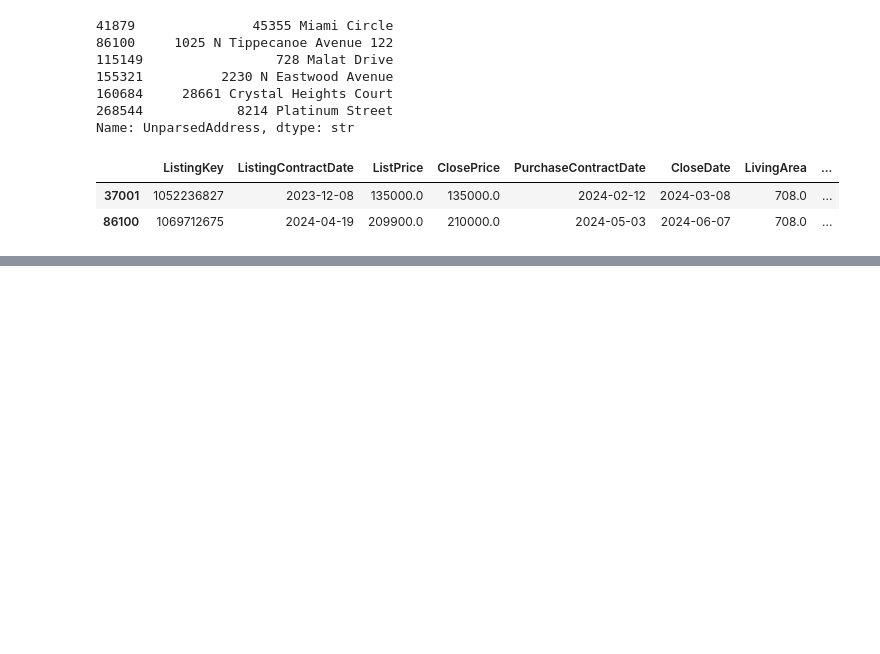
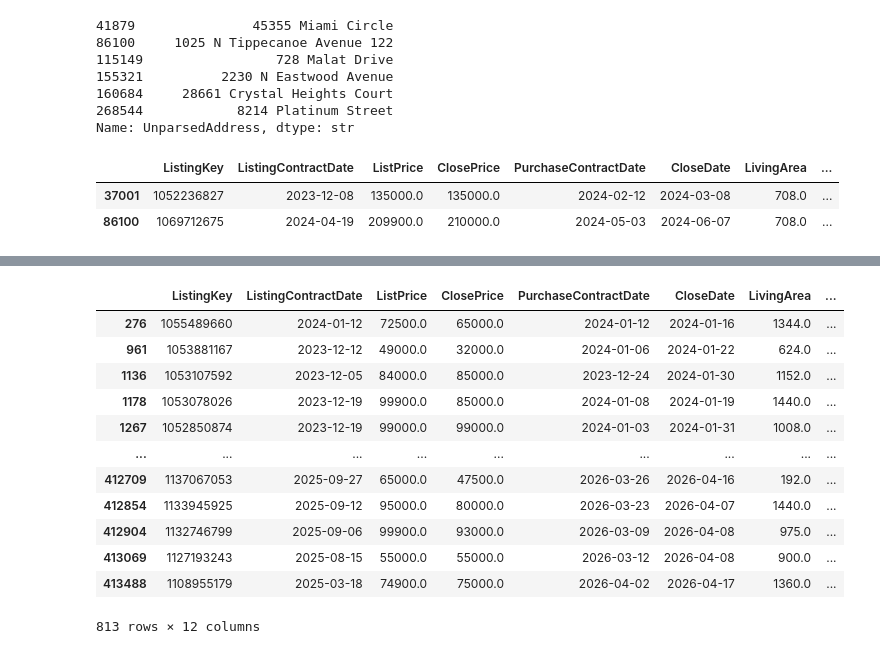
Before and after one commit to sangyeolbaek/idx-exchange, a Jupyter notebook: clean_prep.ipynb, the cells around one changed output, grey strips where cells are left out. Drawn from its saved outputs; the diff is of its cells as text; code cells hidden in the pictures; blank space fills up the shorter version.

```diff
--- a/clean_prep.ipynb
+++ b/clean_prep.ipynb
@@ -127,0 +146,16 @@ listed[listed["BathroomsTotalInteger"] < 0][main_fields]
+# %%
+sold[sold["ClosePrice"] < 100000][main_fields]
+# %% [output]
+|  | ListingKey | ListingContractDate | ListPrice | ClosePrice | PurchaseContractDate | CloseDate | LivingArea | ... |
+| 276 | 1055489660 | 2024-01-12 | 72500.0 | 65000.0 | 2024-01-12 | 2024-01-16 | 1344.0 | ... |
+| 961 | 1053881167 | 2023-12-12 | 49000.0 | 32000.0 | 2024-01-06 | 2024-01-22 | 624.0 | ... |
+| 1136 | 1053107592 | 2023-12-05 | 84000.0 | 85000.0 | 2023-12-24 | 2024-01-30 | 1152.0 | ... |
+| 1178 | 1053078026 | 2023-12-19 | 99900.0 | 85000.0 | 2024-01-08 | 2024-01-19 | 1440.0 | ... |
+| 1267 | 1052850874 | 2023-12-19 | 99000.0 | 99000.0 | 2024-01-03 | 2024-01-31 | 1008.0 | ... |
+| ... | ... | ... | ... | ... | ... | ... | ... | ... |
+| 412709 | 1137067053 | 2025-09-27 | 65000.0 | 47500.0 | 2026-03-26 | 2026-04-16 | 192.0 | ... |
+| 412854 | 1133945925 | 2025-09-12 | 95000.0 | 80000.0 | 2026-03-23 | 2026-04-07 | 1440.0 | ... |
+| 412904 | 1132746799 | 2025-09-06 | 99900.0 | 93000.0 | 2026-03-09 | 2026-04-08 | 975.0 | ... |
+| 413069 | 1127193243 | 2025-08-15 | 55000.0 | 55000.0 | 2026-03-12 | 2026-04-08 | 900.0 | ... |
+| 413488 | 1108955179 | 2025-03-18 | 74900.0 | 75000.0 | 2026-04-02 | 2026-04-17 | 1360.0 | ... |
+813 rows × 12 columns
```
Also changed, not shown: parts of 15 cells of this notebook, 6 other files.
